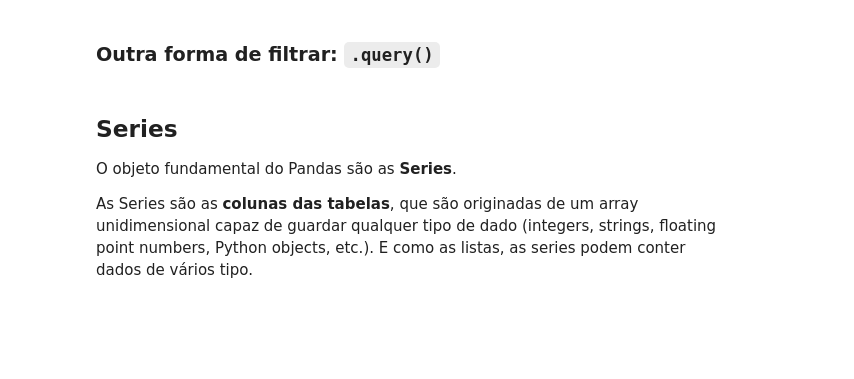
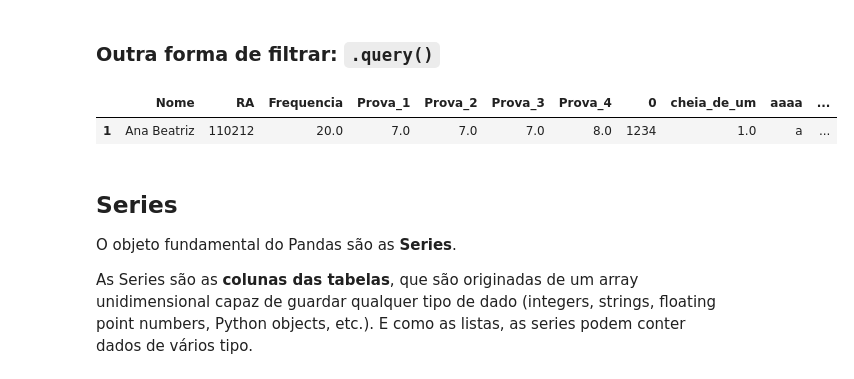
Before and after one commit to patriciacatandi/Lets_Code_Alunos, a Jupyter notebook: 02_Ferramentas_Programação/03_Pandas/Aula_3_-_Introdução.ipynb, the cells around one changed output. Drawn from its saved outputs; the diff is of its cells as text; code cells hidden in the pictures; blank space fills up the shorter version.

```diff
--- a/02_Ferramentas_Programação/03_Pandas/Aula_3_-_Introdução.ipynb
+++ b/02_Ferramentas_Programação/03_Pandas/Aula_3_-_Introdução.ipynb
@@ -894,8 +937,11 @@ Agora que entendemos na prática como usar o Pandas, vamos nos aprofundar um pou
 # %% [markdown]
 ### Outra forma de filtrar: `.query()`
 # %%
-prova_4 = tabela.query('Prova_4 >= 7 and Prova_3 >= 7')
+prova_4 = tabela.query('{} >= 7 and Prova_3 >= 7 and Nome=="{}"'.format('Prova_4', 'Ana Beatriz'))
 prova_4
+# %% [output]
+|  | Nome | RA | Frequencia | Prova_1 | Prova_2 | Prova_3 | Prova_4 | 0 | cheia_de_um | aaaa | ... |
+| 1 | Ana Beatriz | 110212 | 20.0 | 7.0 | 7.0 | 7.0 | 8.0 | 1234 | 1.0 | a | ... |
 # %% [markdown]
 ## Series
 O objeto fundamental do Pandas são as **Series**.
```
Also changed, not shown: parts of 57 cells of this notebook, 4 other files.
